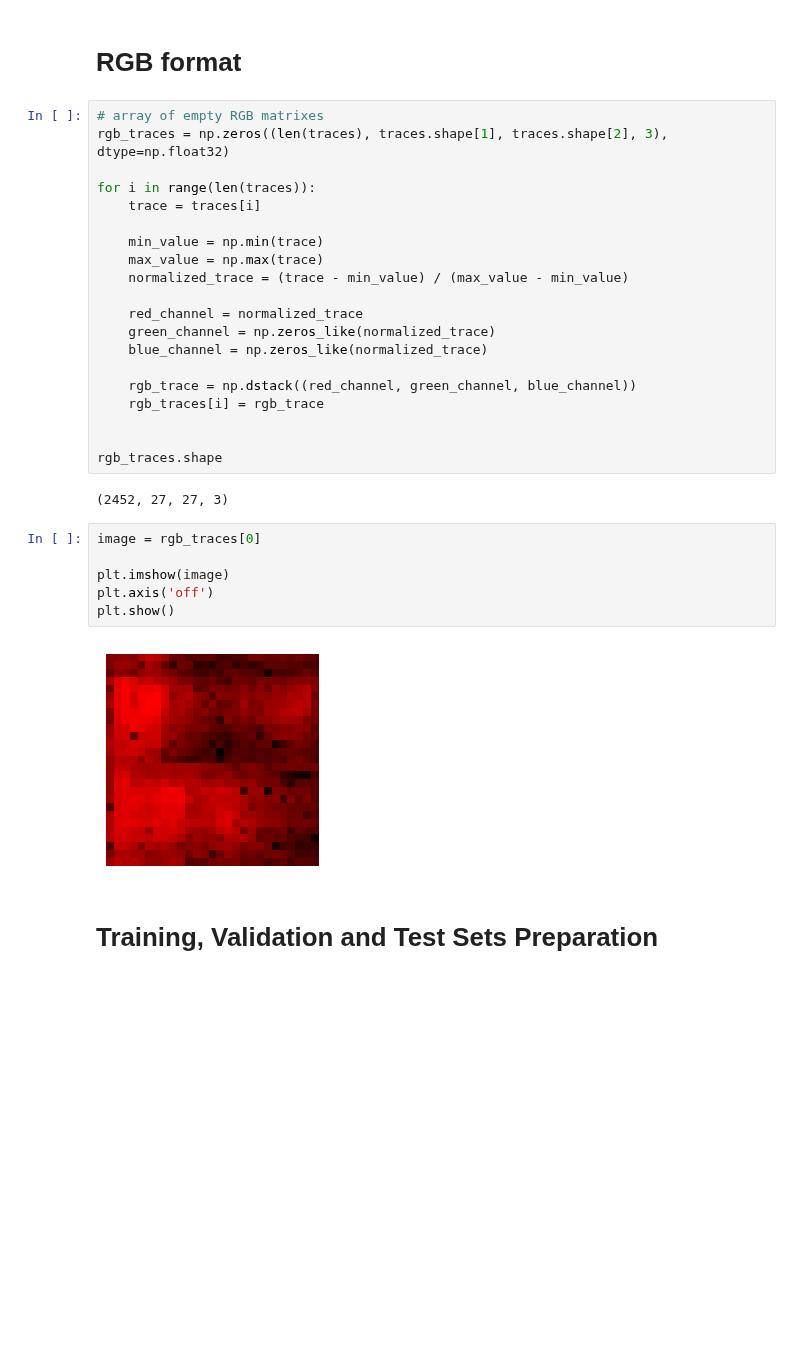
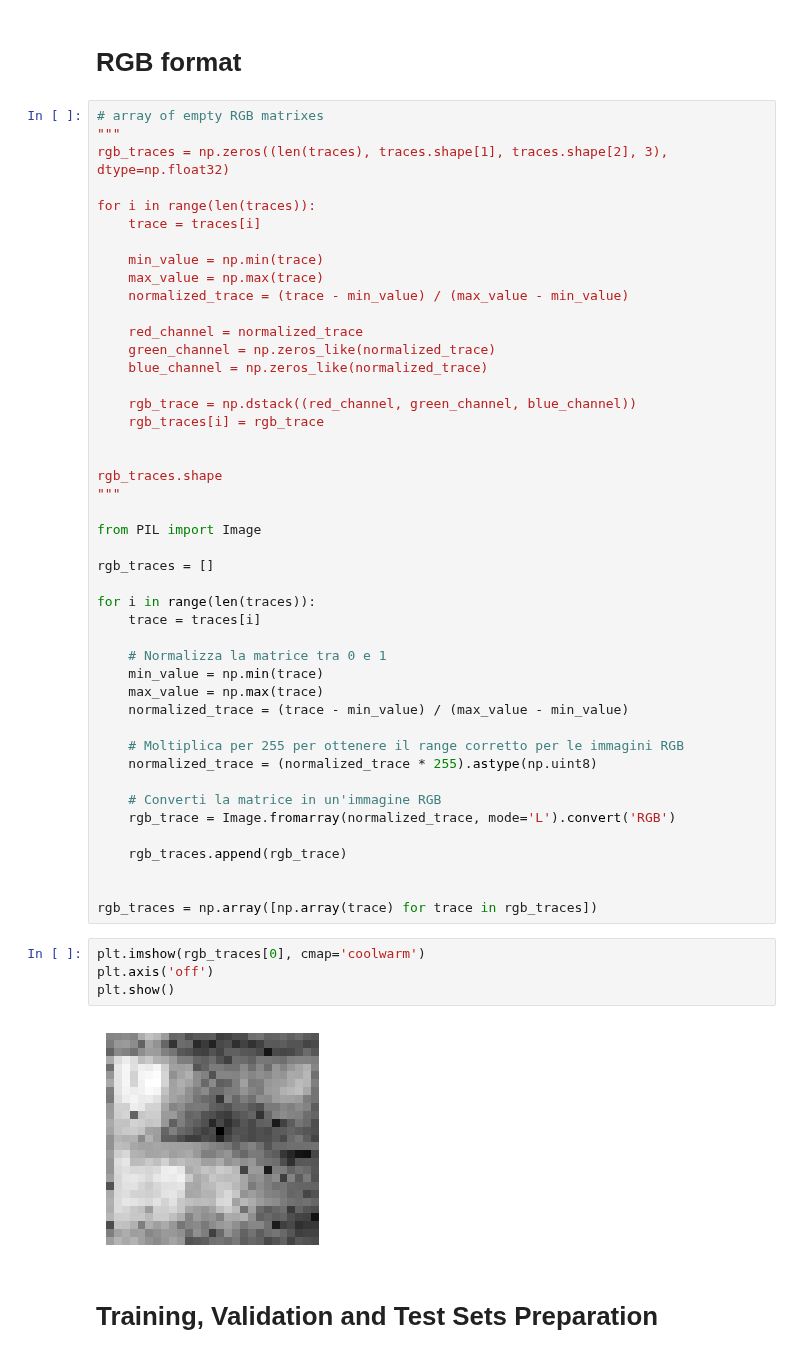
Before and after one commit to djanloo/DM2, a Jupyter notebook: TimeSeries/explainability.ipynb, the cells around one changed output. Drawn from its saved outputs; the diff is of its cells as text; blank space fills up the shorter version.

```diff
--- a/TimeSeries/explainability.ipynb
+++ b/TimeSeries/explainability.ipynb
@@ -37,6 +37,7 @@ traces.shape
 # RGB format
 # %%
 # array of empty RGB matrixes
+"""
 rgb_traces = np.zeros((len(traces), traces.shape[1], traces.shape[2], 3), dtype=np.float32)
 
 for i in range(len(traces)):
@@ -55,16 +56,36 @@ for i in range(len(traces)):
 
 
 rgb_traces.shape
+"""
+
+from PIL import Image
+
+rgb_traces = []
+
+for i in range(len(traces)):
+    trace = traces[i]
+
+    # Normalizza la matrice tra 0 e 1
+    min_value = np.min(trace)
+    max_value = np.max(trace)
+    normalized_trace = (trace - min_value) / (max_value - min_value)
+
+    # Moltiplica per 255 per ottenere il range corretto per le immagini RGB
+    normalized_trace = (normalized_trace * 255).astype(np.uint8)
+
+    # Converti la matrice in un'immagine RGB
+    rgb_trace = Image.fromarray(normalized_trace, mode='L').convert('RGB')
+
+    rgb_traces.append(rgb_trace)
+
+
+rgb_traces = np.array([np.array(trace) for trace in rgb_traces])
-# %% [output]
-(2452, 27, 27, 3)
 # %%
-image = rgb_traces[0]
-
-plt.imshow(image)
+plt.imshow(rgb_traces[0], cmap='coolwarm')
 plt.axis('off')
 plt.show()
 # %% [output]
-[figure, old version]
+[figure, new version]
 # %% [markdown]
 # Training, Validation and Test Sets Preparation
 # %%
```
Also changed, not shown: parts of 3 cells of this notebook.
